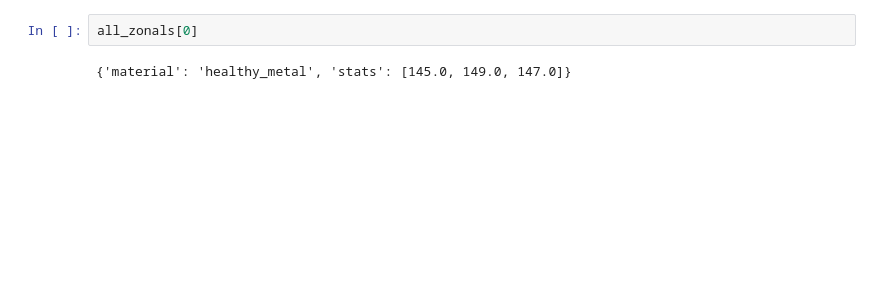
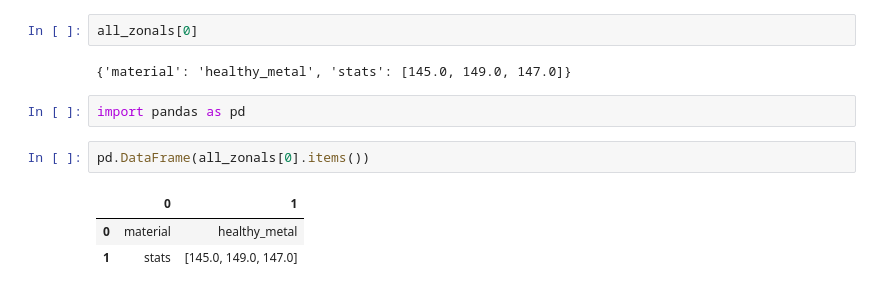
Before and after one commit to tamara-glazer/satellite-image-processing, a Jupyter notebook: map_get_geojson_final.ipynb, the cells around one changed output. Cells and saved outputs as stored; diff of their text form; blank space fills up the shorter version.

Commit message:
making dataframe

```diff
--- a/map_get_geojson_final.ipynb
+++ b/map_get_geojson_final.ipynb
@@ -188,3 +192,11 @@ all_zonals = pywren.get_all_results(future)
 all_zonals[0]
 # %% [output]
 {'material': 'healthy_metal', 'stats': [145.0, 149.0, 147.0]}
+# %%
+import pandas as pd
+# %%
+pd.DataFrame(all_zonals[0].items())
+# %% [output]
+|  | 0 | 1 |
+| 0 | material | healthy_metal |
+| 1 | stats | [145.0, 149.0, 147.0] |
```
Also changed, not shown: parts of 1 cell of this notebook.
